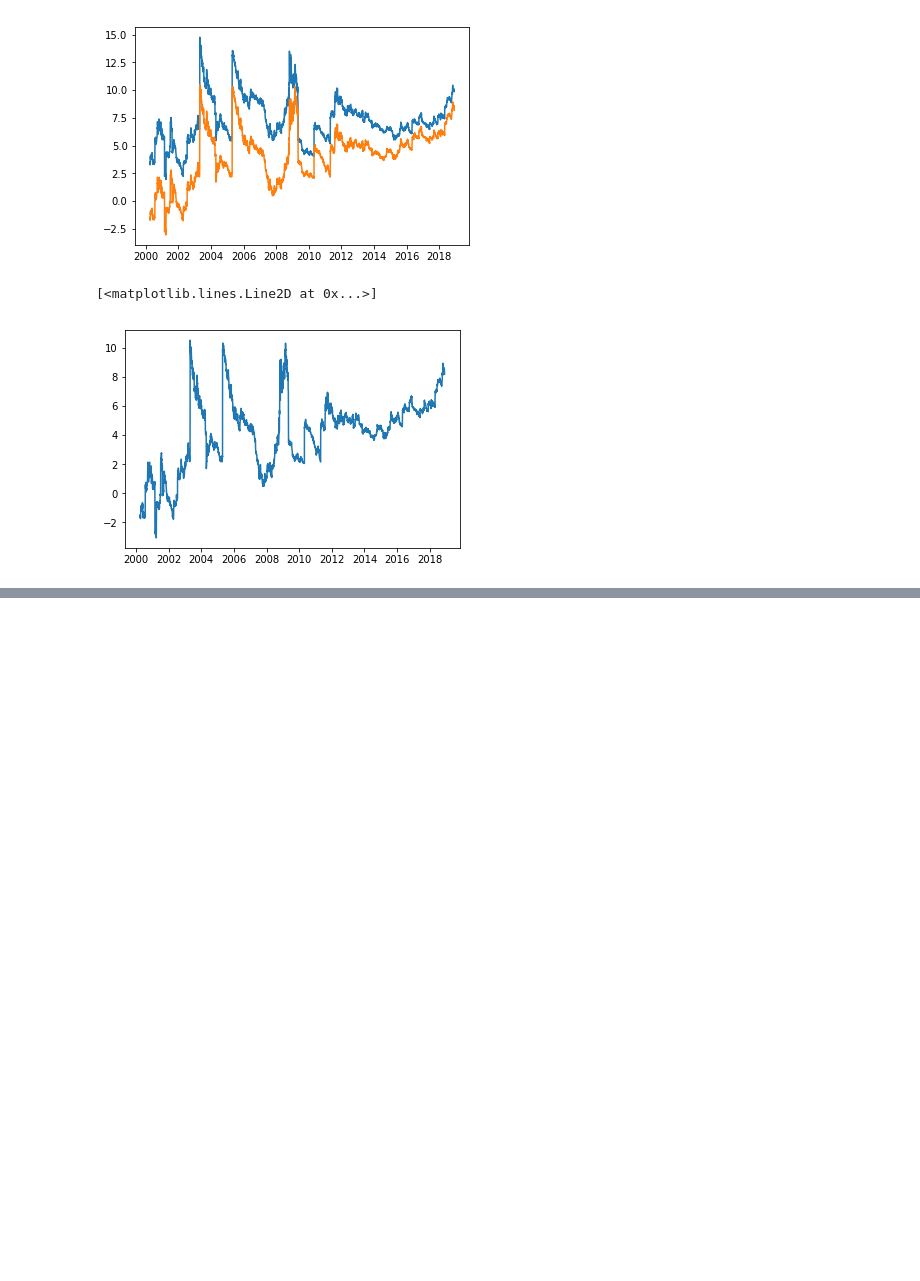
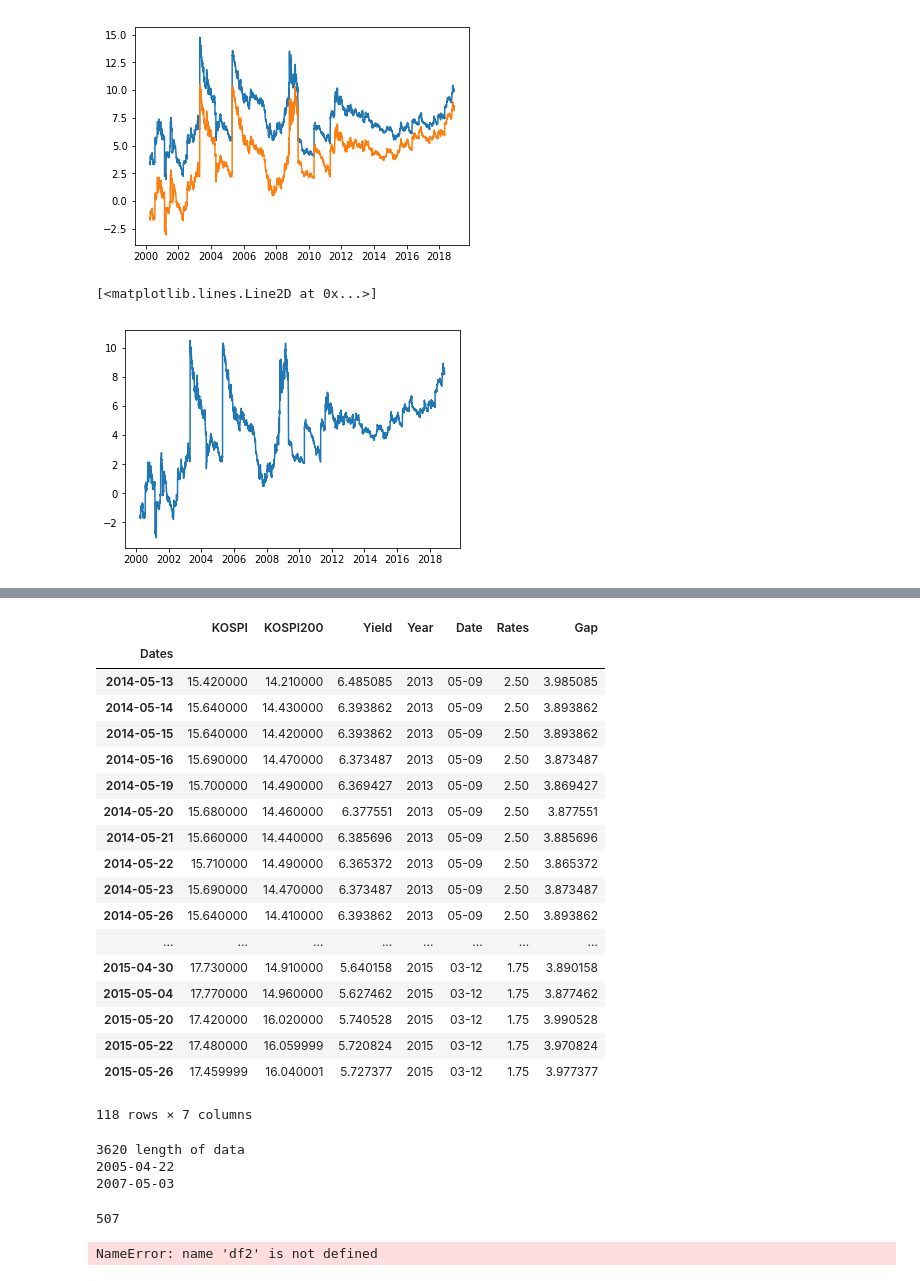
Before and after one commit to js-park/YGS, a Jupyter notebook: Yield Gap Strategy.ipynb, the cells around one changed output, grey strips where cells are left out. Cells and saved outputs as stored; diff of their text form; code cells hidden in the pictures; blank space fills up the shorter version.

```diff
--- a/Yield Gap Strategy.ipynb
+++ b/Yield Gap Strategy.ipynb
@@ -8,7 +8,7 @@ import matplotlib.pyplot as plt
 import matplotlib.dates as mdates
 from datetime import datetime
 # %%
-path = 'C:/Users/Park/Dropbox/Investment/YGS/DB/'
+path = 'C:/Users/bearp/Dropbox/Investment/YGS/DB/'
 #path = '/home/j/Dropbox/Investment/YGS/DB/'
 # %% [markdown]
 #### CMA
@@ -172,0 +340,59 @@ plt.plot(df.Gap)
+# %%
+yg.loc['2011-08-09':,][yg.Gap<4]
+# %% [output]
+|  | KOSPI | KOSPI200 | Yield | Year | Date | Rates | Gap |
+| Dates |  |  |  |  |  |  |  |
+| 2014-05-13 | 15.420000 | 14.210000 | 6.485085 | 2013 | 05-09 | 2.50 | 3.985085 |
+| 2014-05-14 | 15.640000 | 14.430000 | 6.393862 | 2013 | 05-09 | 2.50 | 3.893862 |
+| 2014-05-15 | 15.640000 | 14.420000 | 6.393862 | 2013 | 05-09 | 2.50 | 3.893862 |
+| 2014-05-16 | 15.690000 | 14.470000 | 6.373487 | 2013 | 05-09 | 2.50 | 3.873487 |
+| 2014-05-19 | 15.700000 | 14.490000 | 6.369427 | 2013 | 05-09 | 2.50 | 3.869427 |
+| 2014-05-20 | 15.680000 | 14.460000 | 6.377551 | 2013 | 05-09 | 2.50 | 3.877551 |
+| 2014-05-21 | 15.660000 | 14.440000 | 6.385696 | 2013 | 05-09 | 2.50 | 3.885696 |
+| 2014-05-22 | 15.710000 | 14.490000 | 6.365372 | 2013 | 05-09 | 2.50 | 3.865372 |
+| 2014-05-23 | 15.690000 | 14.470000 | 6.373487 | 2013 | 05-09 | 2.50 | 3.873487 |
+| 2014-05-26 | 15.640000 | 14.410000 | 6.393862 | 2013 | 05-09 | 2.50 | 3.893862 |
+| ... | ... | ... | ... | ... | ... | ... | ... |
+| 2015-04-30 | 17.730000 | 14.910000 | 5.640158 | 2015 | 03-12 | 1.75 | 3.890158 |
+| 2015-05-04 | 17.770000 | 14.960000 | 5.627462 | 2015 | 03-12 | 1.75 | 3.877462 |
+| 2015-05-20 | 17.420000 | 16.020000 | 5.740528 | 2015 | 03-12 | 1.75 | 3.990528 |
+| 2015-05-22 | 17.480000 | 16.059999 | 5.720824 | 2015 | 03-12 | 1.75 | 3.970824 |
+| 2015-05-26 | 17.459999 | 16.040001 | 5.727377 | 2015 | 03-12 | 1.75 | 3.977377 |
+118 rows × 7 columns
+# %%
+yg = df
+data=df2
+df1=data.loc[:,:][data.Gap>enter]
+print(len(data),'length of data')
+series = df1.iloc[0]
+dates = str(series.name)
+sdate = dates[0:10]
+print(sdate)
+df1=data.loc[sdate:]
+
+df1=df1.loc[:,:][df1.Gap<exit]
+series = df1.iloc[0]
+dates = str(series.name)
+edate = dates[0:10]
+print(edate)
+df2=data.loc[edate:]
+print(len(df2),'remaining days')
+
+yg2 = yg[sdate:edate]
+len(yg2)
+# %% [output]
+3620 length of data
+2005-04-22
+2007-05-03
+507
+# %%
+df3=df2.loc[:,:][df2.Gap>enter]
+print(len(df2),'length of data')
+series = df3.iloc[0]
+dates = str(series.name)
+sdate = dates[0:10]
+print(sdate)
+df3=data.loc[sdate:]
+print(len(df3),'length of new')
+# %% [output]
+NameError: name 'df2' is not defined
```
Also changed, not shown: parts of 13 cells of this notebook.
